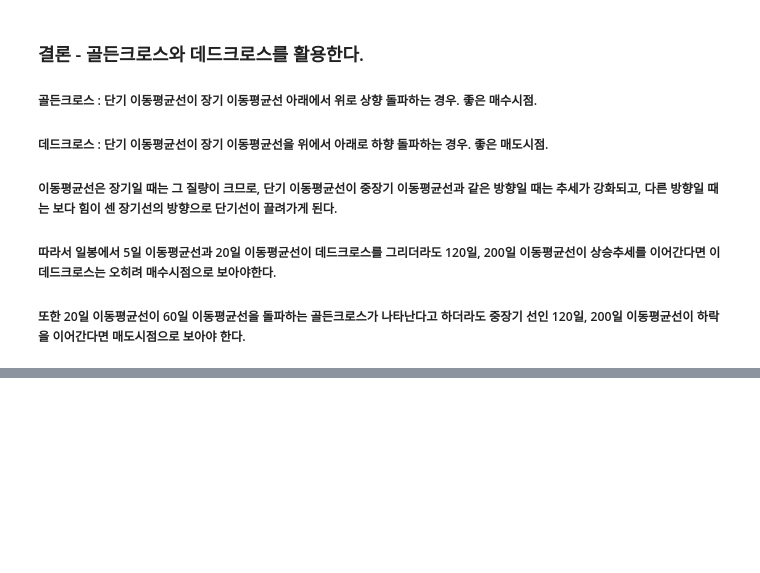
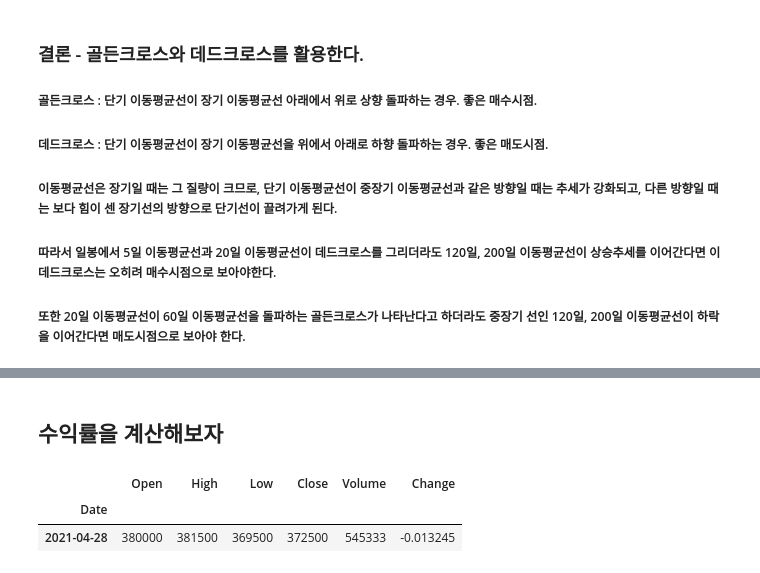
Before and after one commit to km1031kim/python, a Jupyter notebook: kopoStockModel/stockModel.ipynb, the cells around one changed output, grey strips where cells are left out. Drawn from its saved outputs; the diff is of its cells as text; code cells hidden in the pictures; blank space fills up the shorter version.

```diff
--- a/kopoStockModel/stockModel.ipynb
+++ b/kopoStockModel/stockModel.ipynb
@@ -395,0 +410,7 @@ sellBuyDay(1440)
+# %%
+arr = sellBuyDay(102280)
+
+day = {'lastSellDay' : '', 'lastBuyDay' : ''}
+
+day['lastSellDay'] = arr[0]
+day['lastBuyDay'] = arr[1]
@@ -395,0 +430,2 @@ sellBuyDay(1440)
+# %% [markdown]
+## 수익률을 계산해보자
@@ -395,0 +434,39 @@ sellBuyDay(1440)
+# %%
+sellday = arr[0]
+
+buyday = arr[1]
+
+df = pd.datetime.now()
+
+sellday = pd.to_datetime(sellday).date()
+
+
+buyday = pd.to_datetime(buyday).date()
+
+
+
+
+buydayInfo = fdr.DataReader(stockCode, buyday, buyday)
+selldayInfo = fdr.DataReader(stockCode, sellday, sellday)
+
+buyDayClose = buydayInfo.Close
+sellDayClose = selldayInfo.Close
+
+buyDayCloseDf = pd.DataFrame(buyDayClose)
+sellDayCloseDf =  pd.DataFrame(sellDayClose)
+
+buyDayClosePrice = buyDayCloseDf.Close[0]
+sellDayClosePrice = sellDayCloseDf.Close[0]
+
+## 주당 순이익
+profitPerOneStock = sellDayClosePrice - buyDayClosePrice
+
+marginPercent = round((profitPerOneStock / sellDayClosePrice) * 100)
+
+marginPercent
+# %%
+selldayInfo
+# %% [output]
+|  | Open | High | Low | Close | Volume | Change |
+| Date |  |  |  |  |  |  |
+| 2021-04-28 | 380000 | 381500 | 369500 | 372500 | 545333 | -0.013245 |
```
Also changed, not shown: parts of 10 cells of this notebook.
